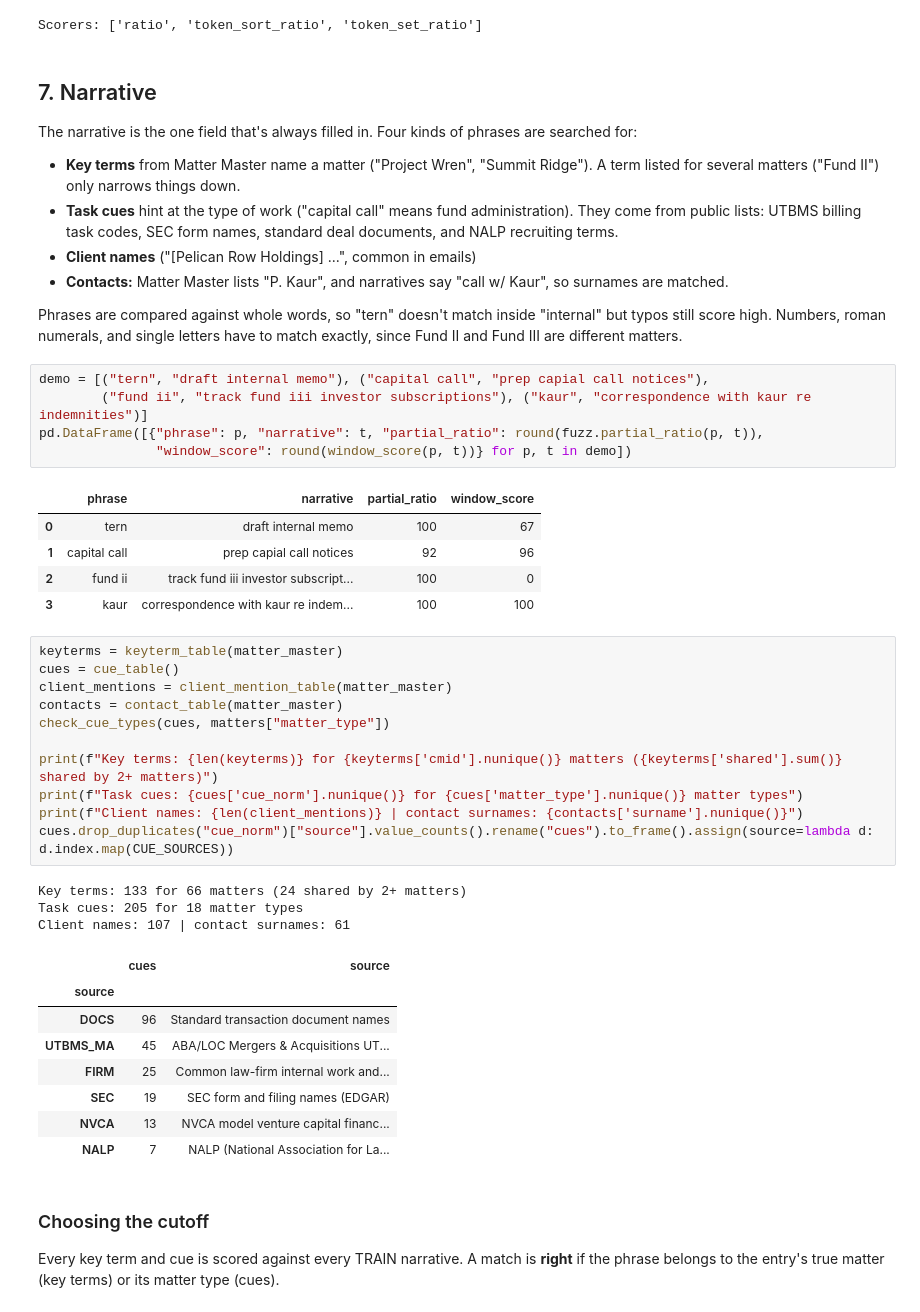
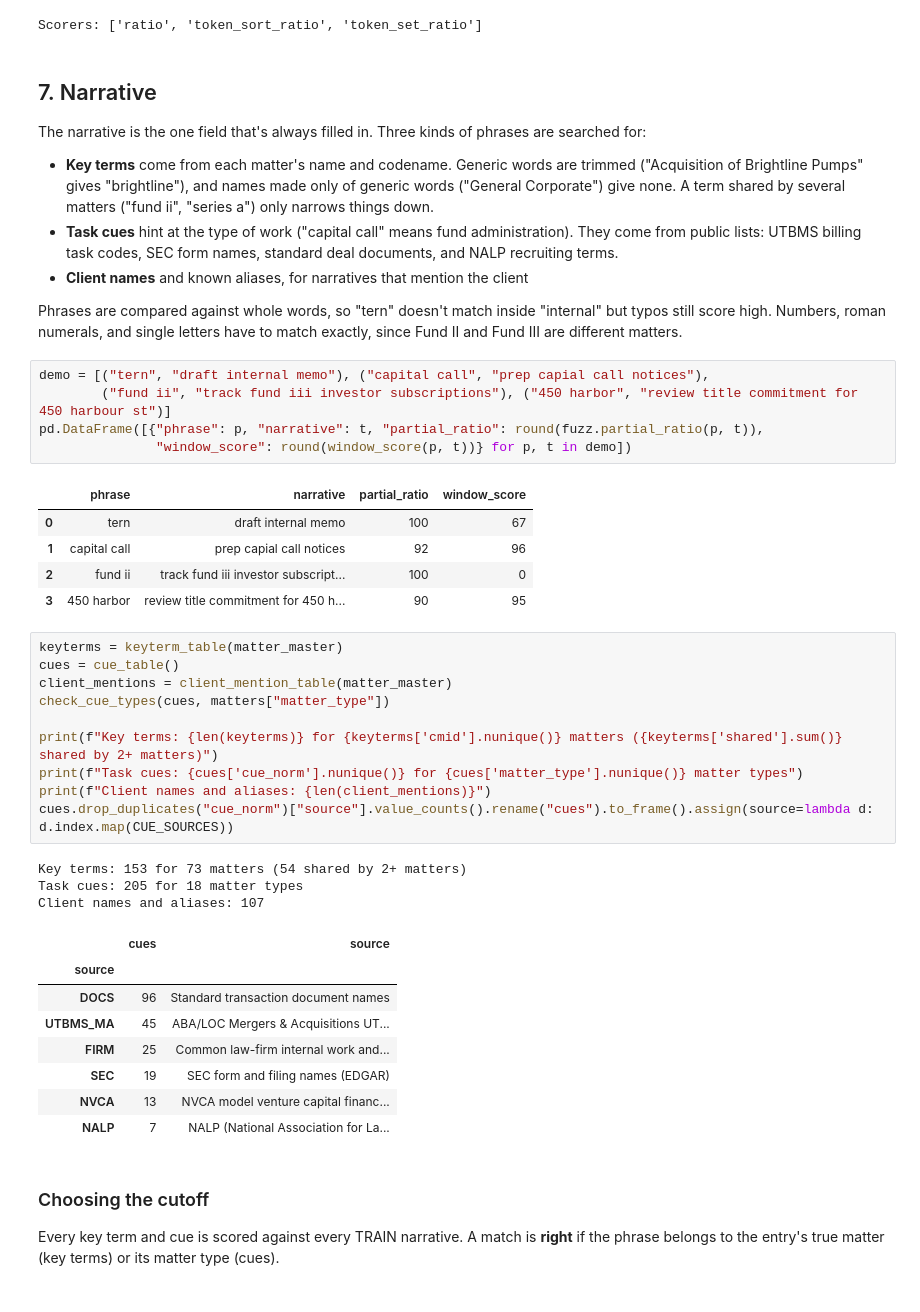
Before and after one commit to ashleyyykim/billing-entry-assistant, a Jupyter notebook: matching/notebooks/02_feature_building.ipynb, the cells around one changed output. Drawn from its saved outputs; the diff is of its cells as text.

```diff
--- a/matching/notebooks/02_feature_building.ipynb
+++ b/matching/notebooks/02_feature_building.ipynb
@@ -195,39 +204,37 @@ Scorers: ['ratio', 'token_sort_ratio', 'token_set_ratio']
 # %% [markdown]
 ## 7. Narrative
 
-The narrative is the one field that's always filled in. Four kinds of phrases are searched for:
-- **Key terms** from Matter Master name a matter ("Project Wren", "Summit Ridge"). A term listed for several matters ("Fund II") only narrows things down.
+The narrative is the one field that's always filled in. Three kinds of phrases are searched for:
+- **Key terms** come from each matter's name and codename. Generic words are trimmed ("Acquisition of Brightline Pumps" gives "brightline"), and names made only of generic words ("General Corporate") give none. A term shared by several matters ("fund ii", "series a") only narrows things down.
 - **Task cues** hint at the type of work ("capital call" means fund administration). They come from public lists: UTBMS billing task codes, SEC form names, standard deal documents, and NALP recruiting terms.
-- **Client names** ("[Pelican Row Holdings] ...", common in emails)
-- **Contacts:** Matter Master lists "P. Kaur", and narratives say "call w/ Kaur", so surnames are matched.
+- **Client names** and known aliases, for narratives that mention the client
 
 Phrases are compared against whole words, so "tern" doesn't match inside "internal" but typos still score high. Numbers, roman numerals, and single letters have to match exactly, since Fund II and Fund III are different matters.
 # %%
 demo = [("tern", "draft internal memo"), ("capital call", "prep capial call notices"),
-        ("fund ii", "track fund iii investor subscriptions"), ("kaur", "correspondence with kaur re indemnities")]
+        ("fund ii", "track fund iii investor subscriptions"), ("450 harbor", "review title commitment for 450 harbour st")]
 pd.DataFrame([{"phrase": p, "narrative": t, "partial_ratio": round(fuzz.partial_ratio(p, t)),
                "window_score": round(window_score(p, t))} for p, t in demo])
 # %% [output]
 |  | phrase | narrative | partial_ratio | window_score |
 | 0 | tern | draft internal memo | 100 | 67 |
 | 1 | capital call | prep capial call notices | 92 | 96 |
 | 2 | fund ii | track fund iii investor subscript... | 100 | 0 |
-| 3 | kaur | correspondence with kaur re indem... | 100 | 100 |
+| 3 | 450 harbor | review title commitment for 450 h... | 90 | 95 |
 # %%
 keyterms = keyterm_table(matter_master)
 cues = cue_table()
 client_mentions = client_mention_table(matter_master)
-contacts = contact_table(matter_master)
 check_cue_types(cues, matters["matter_type"])
 
 print(f"Key terms: {len(keyterms)} for {keyterms['cmid'].nunique()} matters ({keyterms['shared'].sum()} shared by 2+ matters)")
 print(f"Task cues: {cues['cue_norm'].nunique()} for {cues['matter_type'].nunique()} matter types")
-print(f"Client names: {len(client_mentions)} | contact surnames: {contacts['surname'].nunique()}")
+print(f"Client names and aliases: {len(client_mentions)}")
 cues.drop_duplicates("cue_norm")["source"].value_counts().rename("cues").to_frame().assign(source=lambda d: d.index.map(CUE_SOURCES))
 # %% [output]
-Key terms: 133 for 66 matters (24 shared by 2+ matters)
+Key terms: 153 for 73 matters (54 shared by 2+ matters)
 Task cues: 205 for 18 matter types
-Client names: 107 | contact surnames: 61
+Client names and aliases: 107
 |  | cues | source |
 | source |  |  |
 | DOCS | 96 | Standard transaction document names |
```
Also changed, not shown: parts of 36 cells of this notebook, 23 other files.
